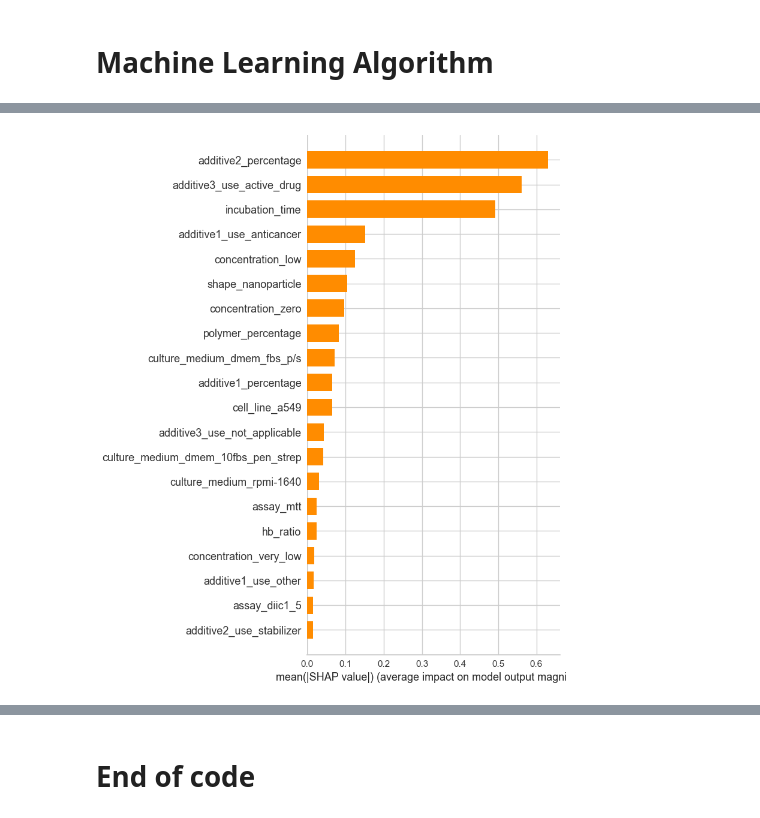
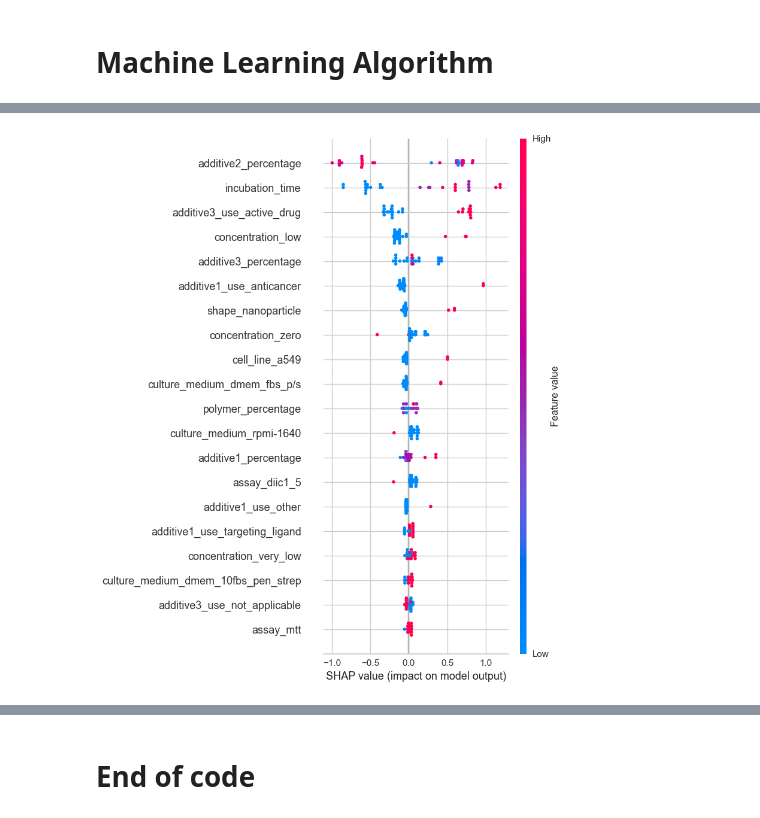
Before and after one commit to Alexangelo92/Cytotoxicity_mdpi, a Jupyter notebook: cytotoxicity_rf_classifier_MDPI_no outliers.ipynb, the cells around one changed output, grey strips where cells are left out. Drawn from its saved outputs; the diff is of its cells as text; code cells hidden in the pictures.

```diff
--- a/cytotoxicity_rf_classifier_MDPI_no outliers.ipynb
+++ b/cytotoxicity_rf_classifier_MDPI_no outliers.ipynb
@@ -540,6 +547,9 @@ print(f"Numerical features ({len(numerical_cols)}):")
 for c in numerical_cols: print(f"  - {c}")
 print(f"\nCategorical features ({len(categorical_cols)}):")
 for c in categorical_cols: print(f"  - {c}")
+
+features_num = numerical_cols
+features_cat = categorical_cols
 # %% [output]
 Numerical features (6):
   - hb_ratio
@@ -566,8 +576,8 @@ Categorical features (9):
 # Ordinal encode categorical features for mutual information calculation
 ordinal_encoder = OrdinalEncoder()
 X_train_encoded = X_train_clean.copy()
-X_train_encoded[categorical_cols] = ordinal_encoder.fit_transform(X_train_encoded[categorical_cols])
-mi_scores = mutual_info_classif(X_train_encoded, y_train_clean, discrete_features=[X_train_encoded.columns.get_loc(c) for c in categorical_cols], random_state=10)
+X_train_encoded[features_cat] = ordinal_encoder.fit_transform(X_train_encoded[features_cat])
+mi_scores = mutual_info_classif(X_train_encoded, y_train_clean, discrete_features=[X_train_encoded.columns.get_loc(c) for c in features_cat], random_state=10)
 mi_scores_series = pd.Series(mi_scores, index=X_train_encoded.columns).sort_values(ascending=False)
 print("Mutual Information Scores:")
 print(mi_scores_series)
@@ -638,0 +643,5 @@ plt.show()
+# %%
+feature_to_drop = mi_scores_series.keys()[-1] # get the feature with the lowest MI score
+X_train_clean = X_train_clean.drop(columns=feature_to_drop)
+X_test_clean  = X_test_clean.drop(columns=feature_to_drop)
+print(f"Drop feature: {feature_to_drop}")
@@ -650,7 +661,7 @@ print(f"\nCategorical features ({len(categorical_cols)}):")
 for c in categorical_cols: print(f"  - {c}")
 
 features_num = numerical_cols
-features_cat = [col for col in categorical_cols if X_train[col].nunique() > 1]  # Remove cat features with only 1 unique value (they carry zero information)
+features_cat = categorical_cols
 # %% [output]
 Numerical features (6):
   - hb_ratio
@@ -877,10 +925,10 @@ plot_confusion_matrix(cm_train, 'Confusion Matrix for Train set', 'Blues')
 # %%
-# Check SHAP values for the tuned model to understand feature importance and contribution to predictions
+# Check SHAP tree explainers for the tuned model to understand feature interactions and contribution to predictions
 explainer = shap.TreeExplainer(tuned_model)
 shap_values = explainer.shap_values(X_test_df)
-shap.summary_plot(shap_values, X_test_df, feature_names=feature_names, plot_type="bar", show=False, color='darkorange')
+shap.summary_plot(shap_values, X_test_df, feature_names=feature_names, plot_type="dot", show=False)
 plt.tight_layout()
-# plt.savefig('shap_summary_plot.png', dpi=600, bbox_inches='tight')
+# plt.savefig('shap_summary_plot_dot.png', dpi=600, bbox_inches='tight')
 plt.show()
 # %% [output]
-[figure, old version]
+[figure, new version]
```
Also changed, not shown: parts of 41 cells of this notebook, 6 other files.
